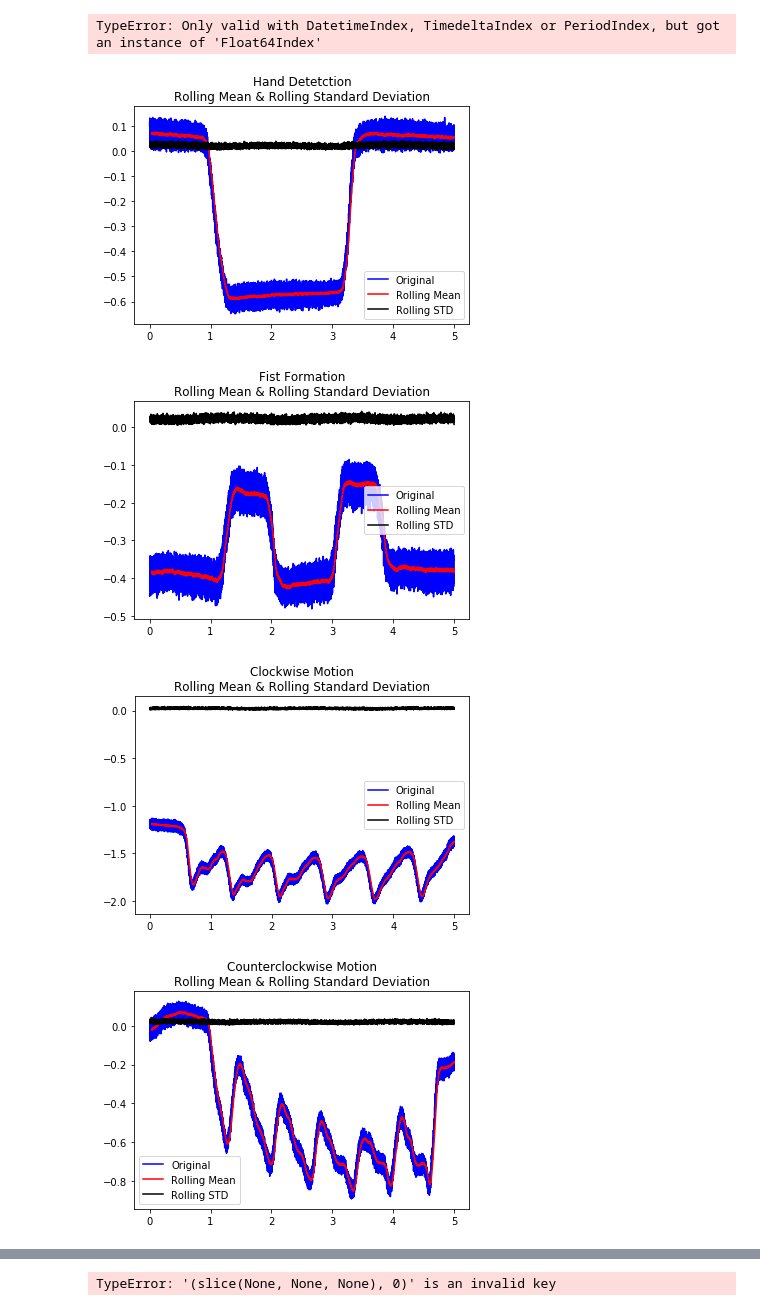
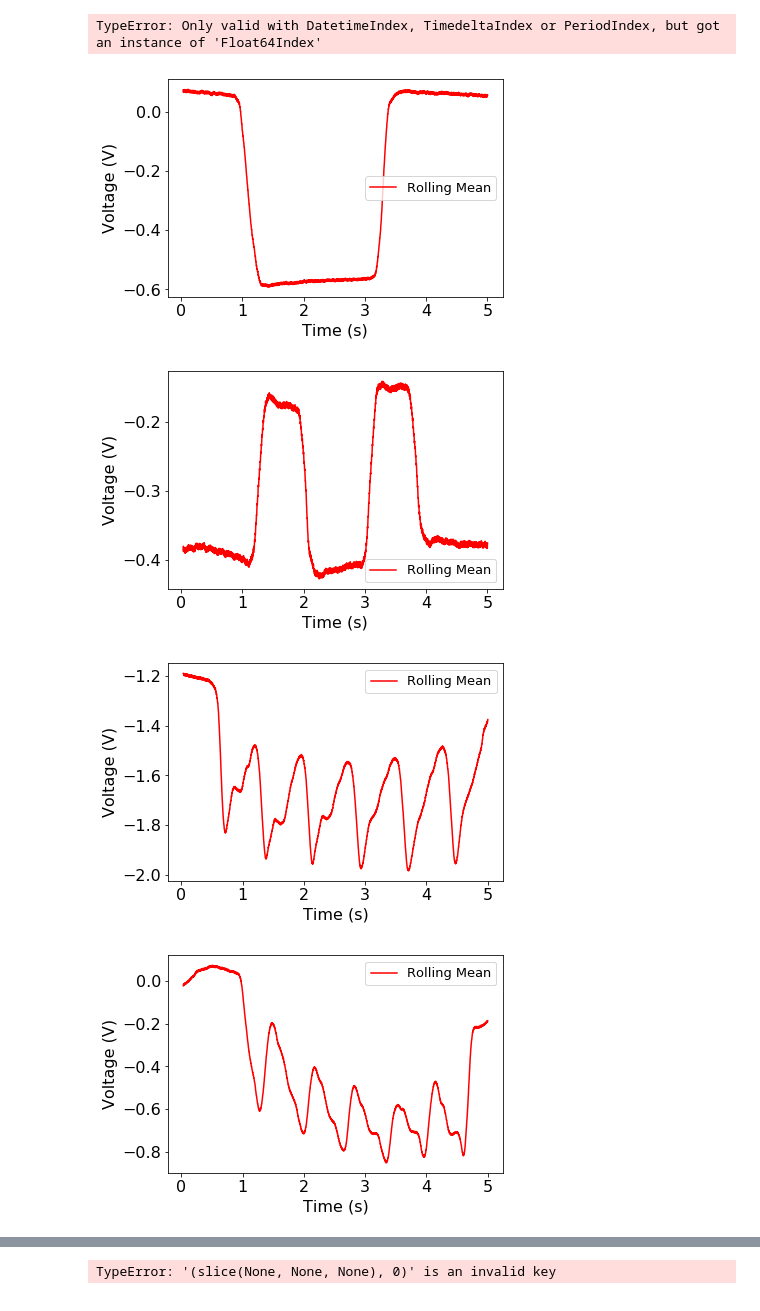
Before and after one commit to christian0101/Photovoltaics-Interactive-Tabletop, a Jupyter notebook: Code/Project.ipynb, the cells around one changed output, grey strips where cells are left out. Drawn from its saved outputs; the diff is of its cells as text; code cells hidden in the pictures.

Commit message:
Better graphics

```diff
--- a/Code/Project.ipynb
+++ b/Code/Project.ipynb
@@ -11,7 +11,7 @@ import matplotlib.pyplot as plt
 gestures = []
 
 # fist formation gesture
-handDetect = pd.read_csv('csv/hand_detected_1.csv', delim_whitespace=False, header=[0, 1], index_col=0, parse_dates=[0])
+handDetect = pd.read_csv('csv/hand_detected_1.csv', delim_whitespace=False, header=[0, 1], index_col=0)
 gestures.append([handDetect, 'Hand Detetction'])
 # fist formation gesture
 fistForm = pd.read_csv('csv/fist_form_1.csv', delim_whitespace=False, header=[0, 1], index_col=0)
@@ -23,10 +23,10 @@ gestures.append([clockwise, 'Clockwise Motion'])
 counterclockwise = pd.read_csv('csv/counterclockwise_1.csv', delim_whitespace=False, header=[0, 1], index_col=0)
 gestures.append([counterclockwise, 'Counterclockwise Motion'])
 # continuous swipes motion gesture
-swipes = pd.read_csv('csv/swipes_1.csv', delim_whitespace=False, header=[0, 1], index_col=0)
+swipes = pd.read_csv('csv/swipe_1.csv', delim_whitespace=False, header=[0, 1], index_col=0)
 gestures.append([swipes, 'Continuous Swipes'])
 # singular swipe motion gesture
-swipe = pd.read_csv('csv/swipe_1.csv', delim_whitespace=False, header=[0, 1], index_col=0)
+swipe = pd.read_csv('csv/swipes_1.csv', delim_whitespace=False, header=[0, 1], index_col=0)
 gestures.append([swipe, 'Singular Swipe'])
 # raise and Lower hand motion
 raiseLower = pd.read_csv('csv/raiseLower_1.csv', delim_whitespace=False, header=[0, 1], index_col=0)
@@ -86,22 +105,26 @@ handDetect.describe()
 # %% [output]
 TypeError: Only valid with DatetimeIndex, TimedeltaIndex or PeriodIndex, but got an instance of 'Float64Index'
 # %%
+plt.rcParams.update({'font.size': 16})
+
 for gesture in gestures:
     gestureDF, title = gesture
     #gestureDF.columns = gestureDF.columns.droplevel(1)
-    plotTitle = title + '\nRolling Mean & Rolling Standard Deviation'
+    plotTitle = title
 
     rollingMean = gestureDF.rolling(window = 100).mean()
     rollingMean = rollingMean.dropna().drop_duplicates()
     rollingStd = gestureDF.rolling(window = 12).std()
-    plt.plot(gestureDF, color = 'blue', label = 'Original')
+    #plt.plot(gestureDF, color = 'blue', label = 'Original')
     plt.plot(rollingMean, color = 'red', label = 'Rolling Mean')
-    plt.plot(rollingStd, color = 'black', label = 'Rolling STD')
-    plt.legend(loc = 'best')
-    plt.title(plotTitle)
+    #plt.plot(rollingStd, color = 'black', label = 'Rolling STD')
+    plt.legend(loc = 'best', prop={'size': 13})
+    #plt.title(plotTitle)
+    plt.xlabel('Time (s)')
+    plt.ylabel('Voltage (V)')
     plt.show()
 # %% [output]
-[figure, old version]
+[figure, new version]
-[figure, old version]
+[figure, new version]
-[figure, old version]
+[figure, new version]
-[figure, old version]
+[figure, new version]
```
Also changed, not shown: parts of 3 cells of this notebook, 19 other files.
